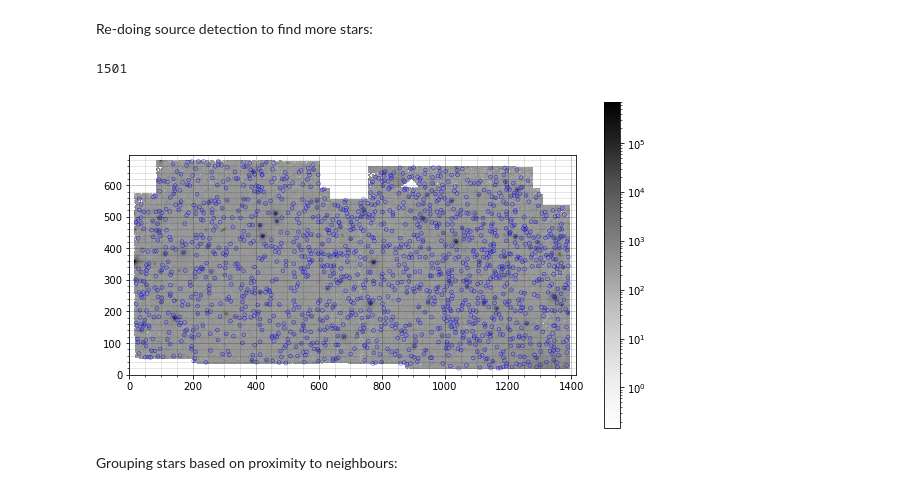
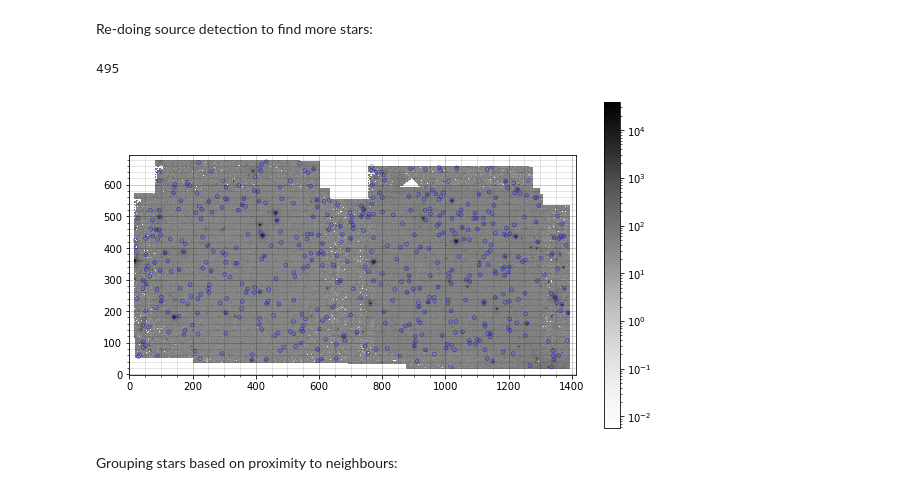
Before and after one commit to jake-the-bird/MPhys-RRL, a Jupyter notebook: test_photometry/PSF_photometry_04_fixing.ipynb, the cells around one changed output. Cells and saved outputs as stored; diff of their text form; code cells hidden in the pictures.

```diff
--- a/test_photometry/PSF_photometry_04_fixing.ipynb
+++ b/test_photometry/PSF_photometry_04_fixing.ipynb
@@ -20,7 +21,8 @@ from photutils.background import MMMBackground, MADStdBackgroundRMS
 from photutils.utils import make_random_cmap
 from matplotlib.colors import LogNorm
 # %%
-image_file = 'example_data/PAL5_3p6um.fits'
+#image_file = 'example_data/PAL5_3p6um.fits'
+image_file = 'data/PAL5/PAL5__e1/PAL5__e1_3p6um.fits'
 image_data = fits.getdata(image_file, ext=0)
 
 hdu_list = fits.open(image_file)
@@ -241,26 +257,26 @@ PROGRESS: iteration 3 (of max 3) [4.2 s/iter]
 # %% [markdown]
 Re-doing source detection to find more stars:
 # %%
-daofind_PSF = DAOStarFinder(threshold=4.*std, fwhm=5., roundlo = -0.5, roundhi = 0.5) # could use a sigma*gaussian_sigma_to_fwhm instead (see PSF tutorial)
-sources_PSF = daofind_PSF(data - median)
+daofind_PSF = DAOStarFinder(threshold=6.*std, fwhm=5., roundlo = -0.5, roundhi = 0.5, sharphi = 0.7) # could use a sigma*gaussian_sigma_to_fwhm instead (see PSF tutorial)
+sources_PSF = daofind_PSF(data)
 
 pos_PSF = np.transpose((sources_PSF['xcentroid'], sources_PSF['ycentroid']))
 apertures_PSF = CircularAperture(pos_PSF, r=6.)
 norm = LogNorm()
 
 plt.imshow(data, cmap='Greys', origin='lower', norm=norm, interpolation='nearest')
 plt.colorbar()
 apertures_PSF.plot(color='blue', lw=.5, alpha=.75)
 plt.minorticks_on()
 plt.grid(b=True, which='major', lw=.5, alpha=.4, color='black')
 plt.grid(b=True, which='minor', lw=.5, alpha=.2, color='black')
 plt.gcf().set_size_inches(10, 6)
 
 plt.savefig('images/psf_01.png', dpi=500)
 print(len(sources_PSF))
 # %% [output]
-1501
+495
-[figure, old version]
+[figure, new version]
 # %% [markdown]
 Grouping stars based on proximity to neighbours:
 # %%
```
Also changed, not shown: parts of 26 cells of this notebook, 6 other files.
